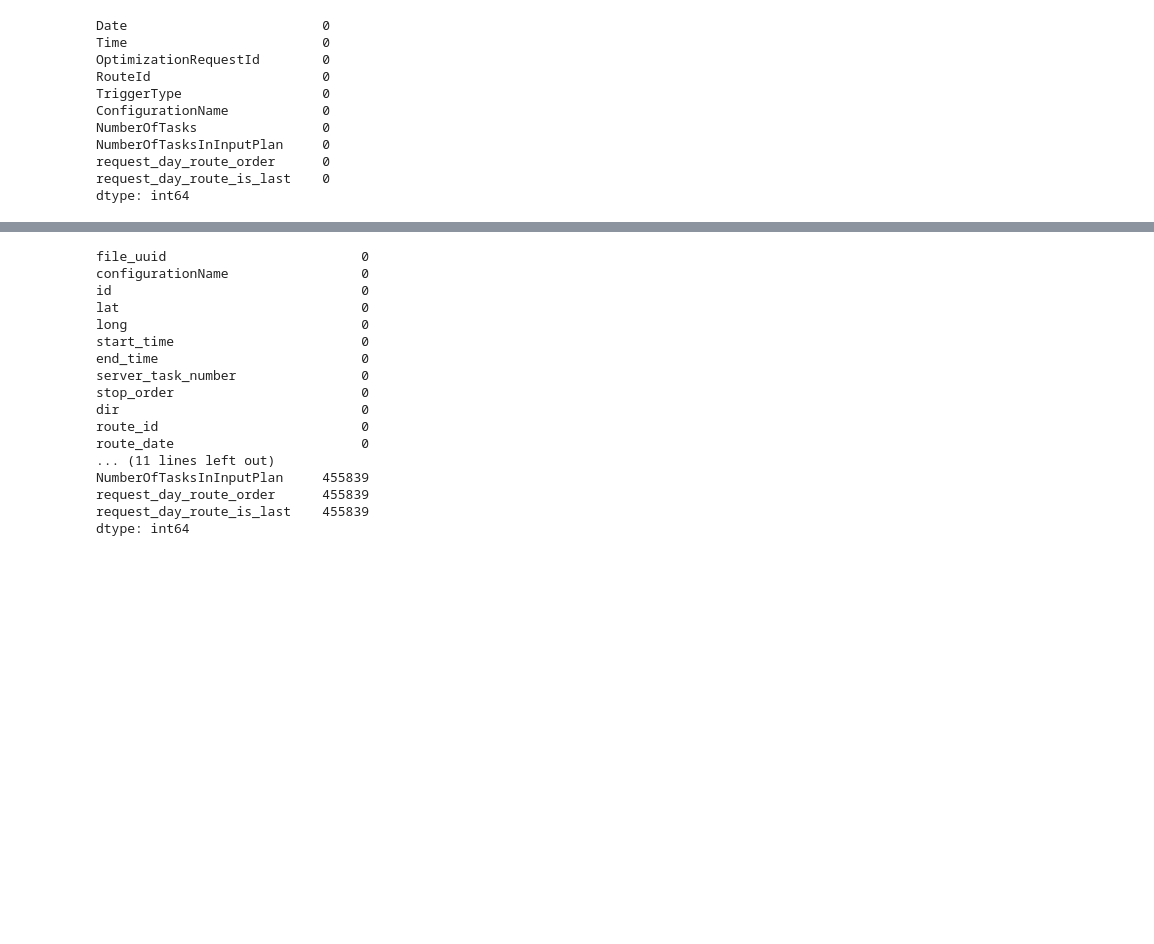
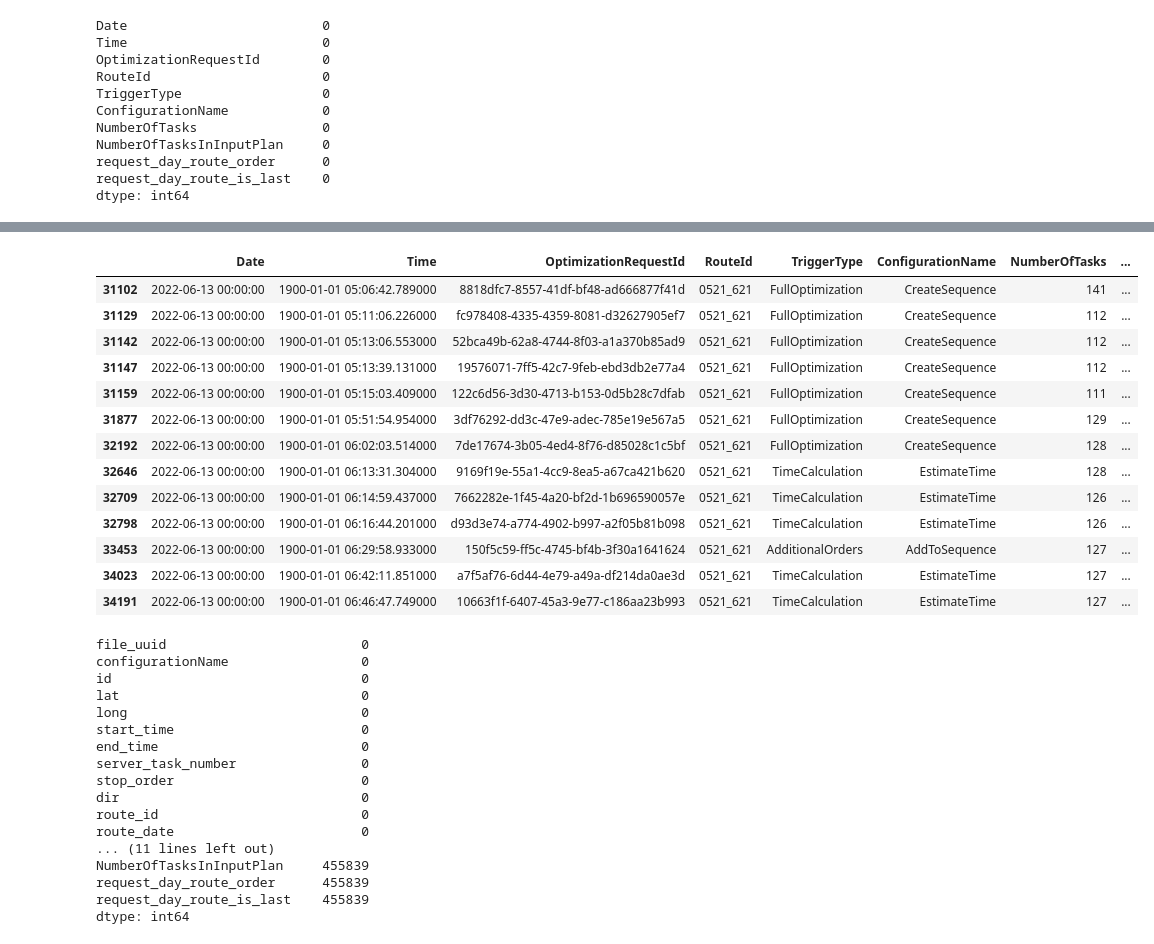
Before and after one commit to Frederic-P/learning-driver-preferences, a Jupyter notebook: notebooks/1 - data extraction.ipynb, the cells around one changed output, grey strips where cells are left out. Cells and saved outputs as stored; diff of their text form; code cells hidden in the pictures; blank space fills up the shorter version.

Commit message:
Data extraction patch applied

```diff
--- a/notebooks/1 - data extraction.ipynb
+++ b/notebooks/1 - data extraction.ipynb
@@ -270,12 +210,11 @@ server_df
 server_df.loc[:, 'Time'] = pd.to_datetime(server_df['Time'], format=' %I:%M:%S.%f %p') #weird space in string - hack
 server_df.loc[:, 'Date'] = pd.to_datetime(server_df['Date'], format='%m/%d/%Y')
 # %%
-ids = []
-is_max = []
-for _, df in server_df.groupby(['Date', 'RouteId']):
-    df = df.sort_values(by='Time')
+new_df = []
+for _, df in tqdm(server_df.groupby(['Date', 'RouteId'])):
+    df_int = df.sort_values(by='Time')
     id_range = range(1, len(df) + 1)
-    ids.extend(id_range)
-    is_max.extend([False] * (len(df) - 1) + [True])
-server_df.loc[:, 'request_day_route_order'] = ids
-server_df.loc[:, 'request_day_route_is_last'] = is_max
+    is_max = [False] * (len(df) - 1) + [True]
+    df_int['request_day_route_order'] = id_range
+    df_int['request_day_route_is_last'] = is_max
+    new_df.append(df_int)
@@ -292,0 +221,3 @@ See the caveats in the documentation: https://pandas.pydata.org/pandas-docs/stab
+# %%
+
+server_df = pd.concat(new_df)
@@ -306,0 +256,4 @@ dtype: int64
+# %%
+inspect_routedayid = '0521_621-20220613' #Bugreport id use as testcase
+inspect_route_id = '0521_621'
+inspect_day = '2022-06-13'
@@ -307,3 +296,23 @@ dtype: int64
+# %%
+inspect_daydt = pd.to_datetime(inspect_day)
+server_df.query('RouteId==@inspect_route_id & Date==@inspect_daydt')
+#Bug confirmed ==> request_day_route_is_last should only have ONE true
+#PATCH confirmed
+# %% [output]
+|  | Date | Time | OptimizationRequestId | RouteId | TriggerType | ConfigurationName | NumberOfTasks | ... |
+| 31102 | 2022-06-13 00:00:00 | 1900-01-01 05:06:42.789000 | 8818dfc7-8557-41df-bf48-ad666877f41d | 0521_621 | FullOptimization | CreateSequence | 141 | ... |
+| 31129 | 2022-06-13 00:00:00 | 1900-01-01 05:11:06.226000 | fc978408-4335-4359-8081-d32627905ef7 | 0521_621 | FullOptimization | CreateSequence | 112 | ... |
+| 31142 | 2022-06-13 00:00:00 | 1900-01-01 05:13:06.553000 | 52bca49b-62a8-4744-8f03-a1a370b85ad9 | 0521_621 | FullOptimization | CreateSequence | 112 | ... |
+| 31147 | 2022-06-13 00:00:00 | 1900-01-01 05:13:39.131000 | 19576071-7ff5-42c7-9feb-ebd3db2e77a4 | 0521_621 | FullOptimization | CreateSequence | 112 | ... |
+| 31159 | 2022-06-13 00:00:00 | 1900-01-01 05:15:03.409000 | 122c6d56-3d30-4713-b153-0d5b28c7dfab | 0521_621 | FullOptimization | CreateSequence | 111 | ... |
+| 31877 | 2022-06-13 00:00:00 | 1900-01-01 05:51:54.954000 | 3df76292-dd3c-47e9-adec-785e19e567a5 | 0521_621 | FullOptimization | CreateSequence | 129 | ... |
+| 32192 | 2022-06-13 00:00:00 | 1900-01-01 06:02:03.514000 | 7de17674-3b05-4ed4-8f76-d85028c1c5bf | 0521_621 | FullOptimization | CreateSequence | 128 | ... |
+| 32646 | 2022-06-13 00:00:00 | 1900-01-01 06:13:31.304000 | 9169f19e-55a1-4cc9-8ea5-a67ca421b620 | 0521_621 | TimeCalculation | EstimateTime | 128 | ... |
+| 32709 | 2022-06-13 00:00:00 | 1900-01-01 06:14:59.437000 | 7662282e-1f45-4a20-bf2d-1b696590057e | 0521_621 | TimeCalculation | EstimateTime | 126 | ... |
+| 32798 | 2022-06-13 00:00:00 | 1900-01-01 06:16:44.201000 | d93d3e74-a774-4902-b997-a2f05b81b098 | 0521_621 | TimeCalculation | EstimateTime | 126 | ... |
+| 33453 | 2022-06-13 00:00:00 | 1900-01-01 06:29:58.933000 | 150f5c59-ff5c-4745-bf4b-3f30a1641624 | 0521_621 | AdditionalOrders | AddToSequence | 127 | ... |
+| 34023 | 2022-06-13 00:00:00 | 1900-01-01 06:42:11.851000 | a7f5af76-6d44-4e79-a49a-df214da0ae3d | 0521_621 | TimeCalculation | EstimateTime | 127 | ... |
+| 34191 | 2022-06-13 00:00:00 | 1900-01-01 06:46:47.749000 | 10663f1f-6407-45a3-9e77-c186aa23b993 | 0521_621 | TimeCalculation | EstimateTime | 127 | ... |
 # %%
 #apply the request_day_route_is_last to requests_df and save into a smaller df (optimized)
 merged_df = pd.merge(df_requests, server_df, left_on='file_uuid', right_on='OptimizationRequestId', how='left')
```
Also changed, not shown: parts of 8 cells of this notebook, 1 other file.
